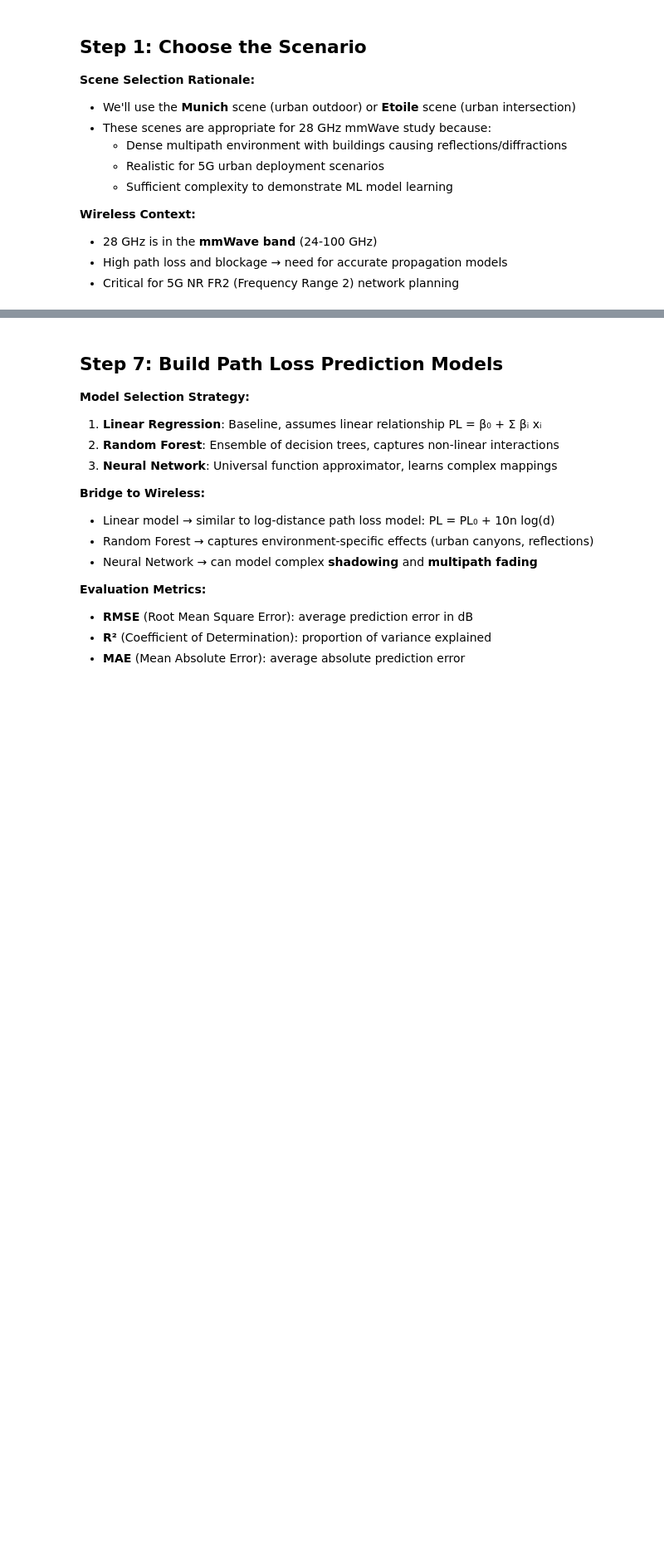
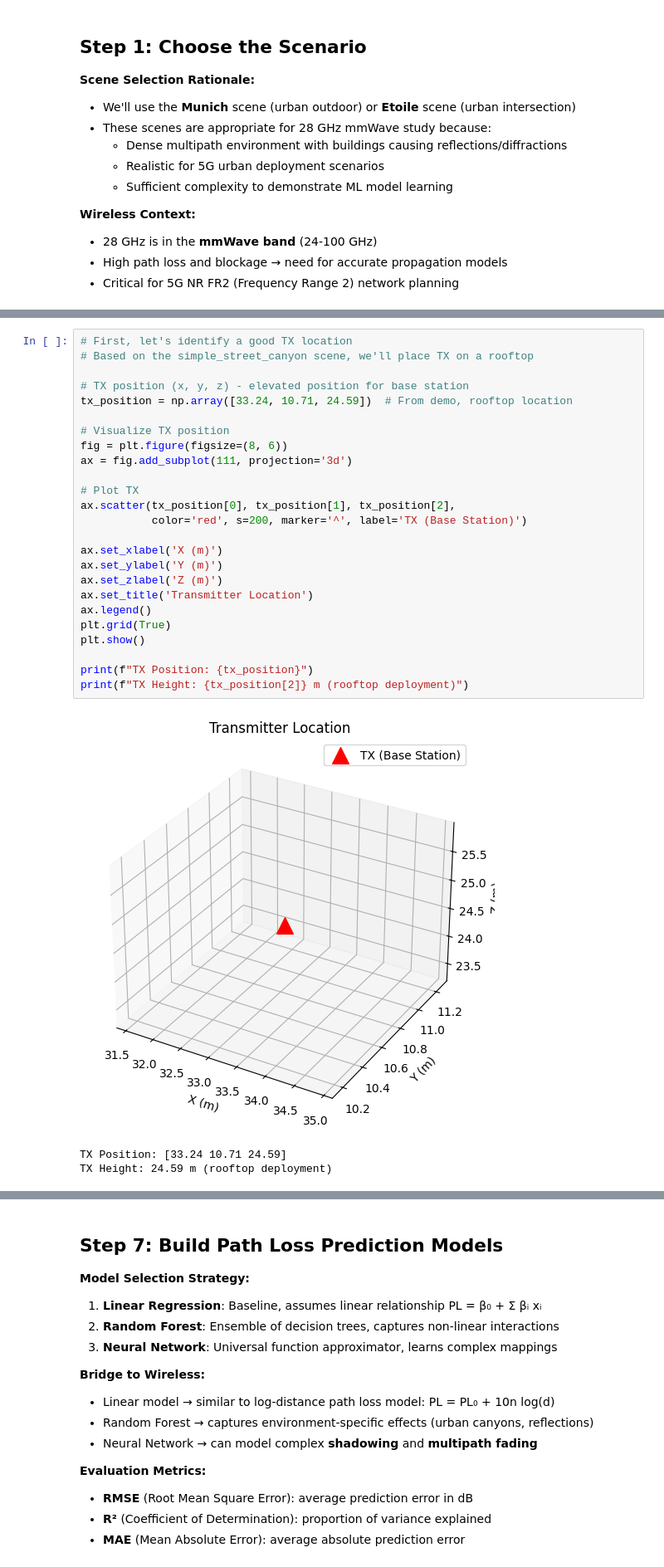
Before and after one commit to SaM27my/EE58009_ML_WC_Assinments, a Jupyter notebook: path_loss_prediction.ipynb, the cells around one changed output, grey strips where cells are left out. Shown at 83% size. Drawn from its saved outputs; the diff is of its cells as text; blank space fills up the shorter version.

```diff
--- a/path_loss_prediction.ipynb
+++ b/path_loss_prediction.ipynb
@@ -468,0 +149,29 @@ print("Dataset saved to 'path_loss_dataset.csv'")
+# %%
+# First, let's identify a good TX location
+# Based on the simple_street_canyon scene, we'll place TX on a rooftop
+
+# TX position (x, y, z) - elevated position for base station
+tx_position = np.array([33.24, 10.71, 24.59])  # From demo, rooftop location
+
+# Visualize TX position
+fig = plt.figure(figsize=(8, 6))
+ax = fig.add_subplot(111, projection='3d')
+
+# Plot TX
+ax.scatter(tx_position[0], tx_position[1], tx_position[2],
+           color='red', s=200, marker='^', label='TX (Base Station)')
+
+ax.set_xlabel('X (m)')
+ax.set_ylabel('Y (m)')
+ax.set_zlabel('Z (m)')
+ax.set_title('Transmitter Location')
+ax.legend()
+plt.grid(True)
+plt.show()
+
+print(f"TX Position: {tx_position}")
+print(f"TX Height: {tx_position[2]} m (rooftop deployment)")
+# %% [output]
+[figure, added]
+TX Position: [33.24 10.71 24.59]
+TX Height: 24.59 m (rooftop deployment)
```
Also changed, not shown: parts of 40 cells of this notebook.
